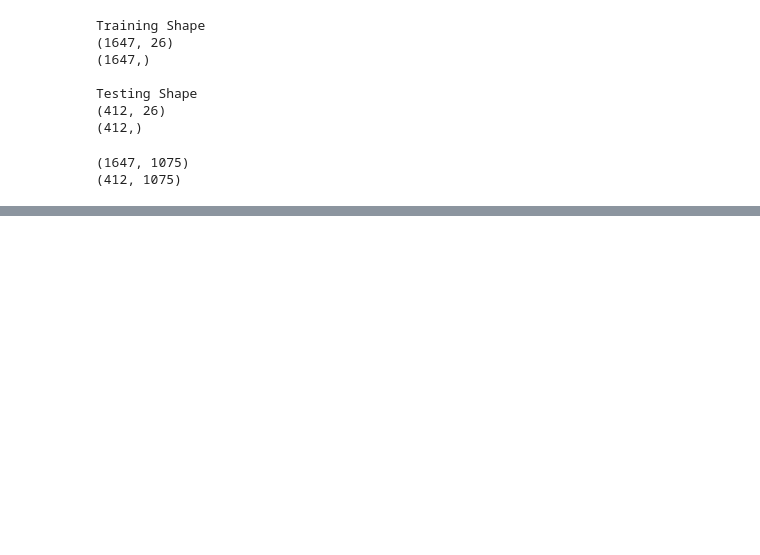
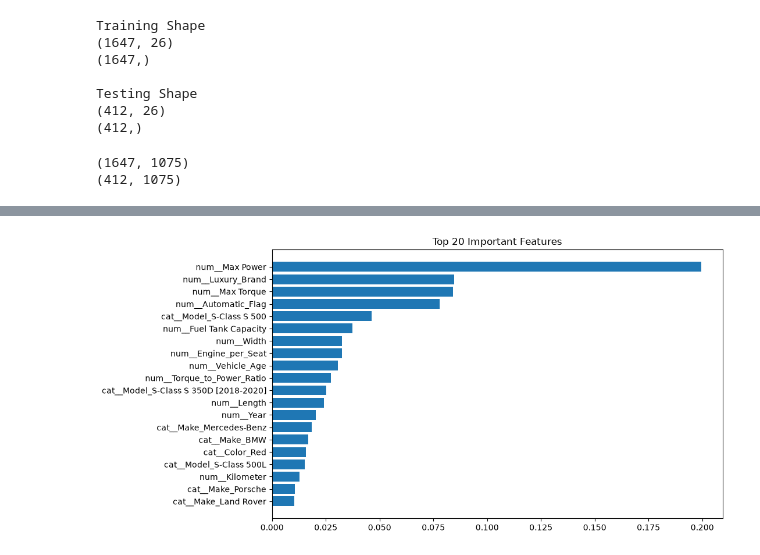
Before and after one commit to dhriti-gupta-06/AI-Vehicle-Valuation-Platform, a Jupyter notebook: notebook.ipynb, the cells around one changed output, grey strips where cells are left out. Saved outputs shown, nothing was run; the diff lists cells and outputs as text; code cells hidden in the pictures; blank space fills up the shorter version.

Commit message:
Trained the 9 models , Hypertunned the best model , saved the models in pkl files

```diff
--- a/notebook.ipynb
+++ b/notebook.ipynb
@@ -583,0 +661,7 @@ print(X_test_processed.shape)
+# %%
+param_grid = {"model__n_estimators":[100,200,300],
+              "model__max_depth":[4,6,8],
+              "model__learning_rate":[0.01,0.05,0.1],
+              "model__subsample":[0.8,1.0],
+              "model__colsample_bytree":[0.8,1.0]
+}
@@ -583,0 +709,2 @@ print(X_test_processed.shape)
+# %%
+final_model = grid_search.best_estimator_
@@ -583,0 +740,19 @@ print(X_test_processed.shape)
+# %%
+model = final_model.named_steps["model"]
+
+importances = model.feature_importances_
+feature_names = final_model.named_steps[
+    "preprocessor"
+].get_feature_names_out()
+# %%
+importance_df = pd.DataFrame({
+    "Feature": feature_names,
+    "Importance": importances
+})
+
+importance_df = importance_df.sort_values(
+    by="Importance",
+    ascending=False
+)
+
+importance_df.head(20)
@@ -583,0 +777,19 @@ print(X_test_processed.shape)
+# %%
+top20 = importance_df.head(20)
+
+plt.figure(figsize=(10,6))
+
+plt.barh(
+    top20["Feature"],
+    top20["Importance"]
+)
+
+plt.gca().invert_yaxis()
+
+plt.title(
+    "Top 20 Important Features"
+)
+
+plt.show()
+# %% [output]
+[figure, added]
```
Also changed, not shown: parts of 25 cells of this notebook, 5 other files.
